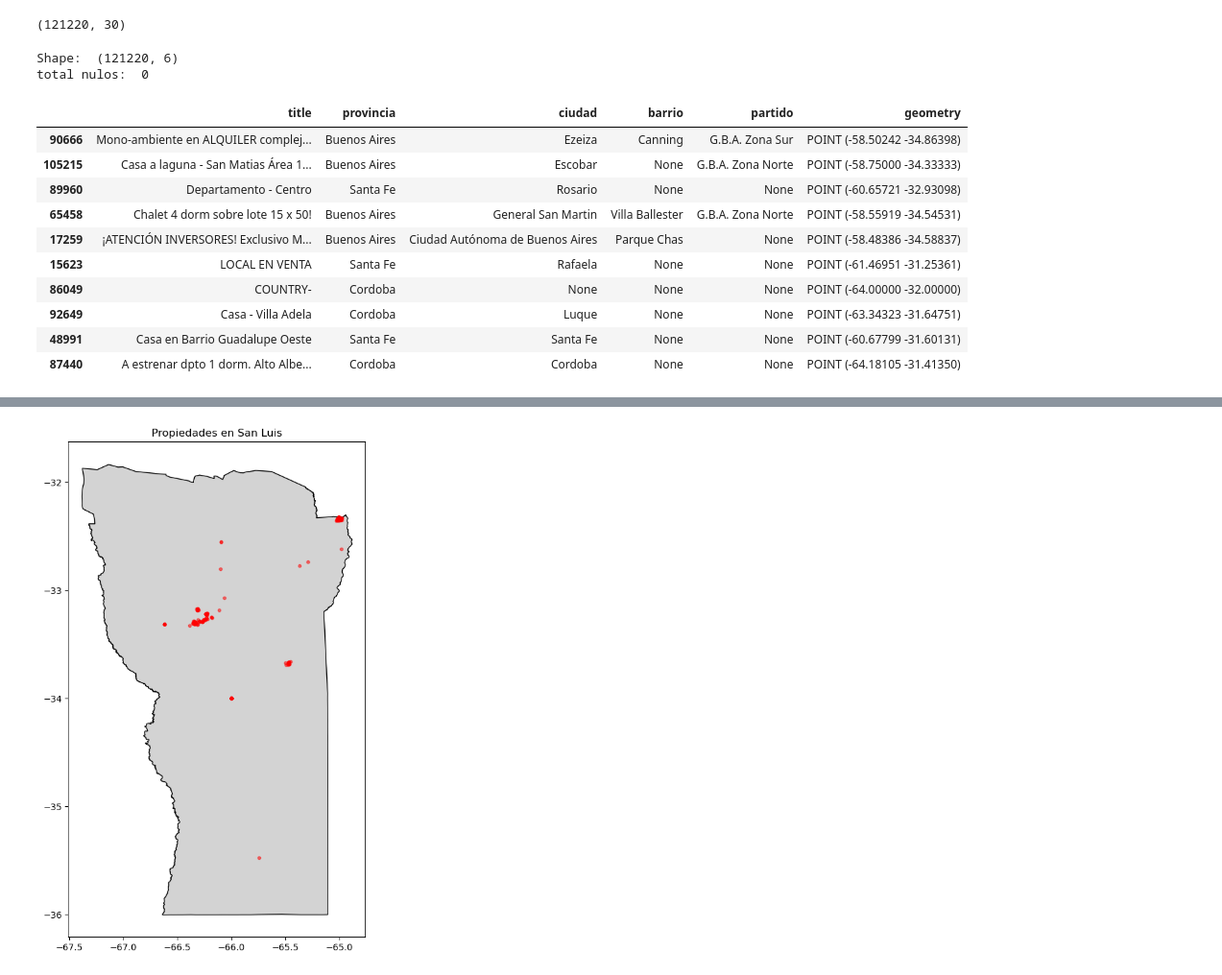
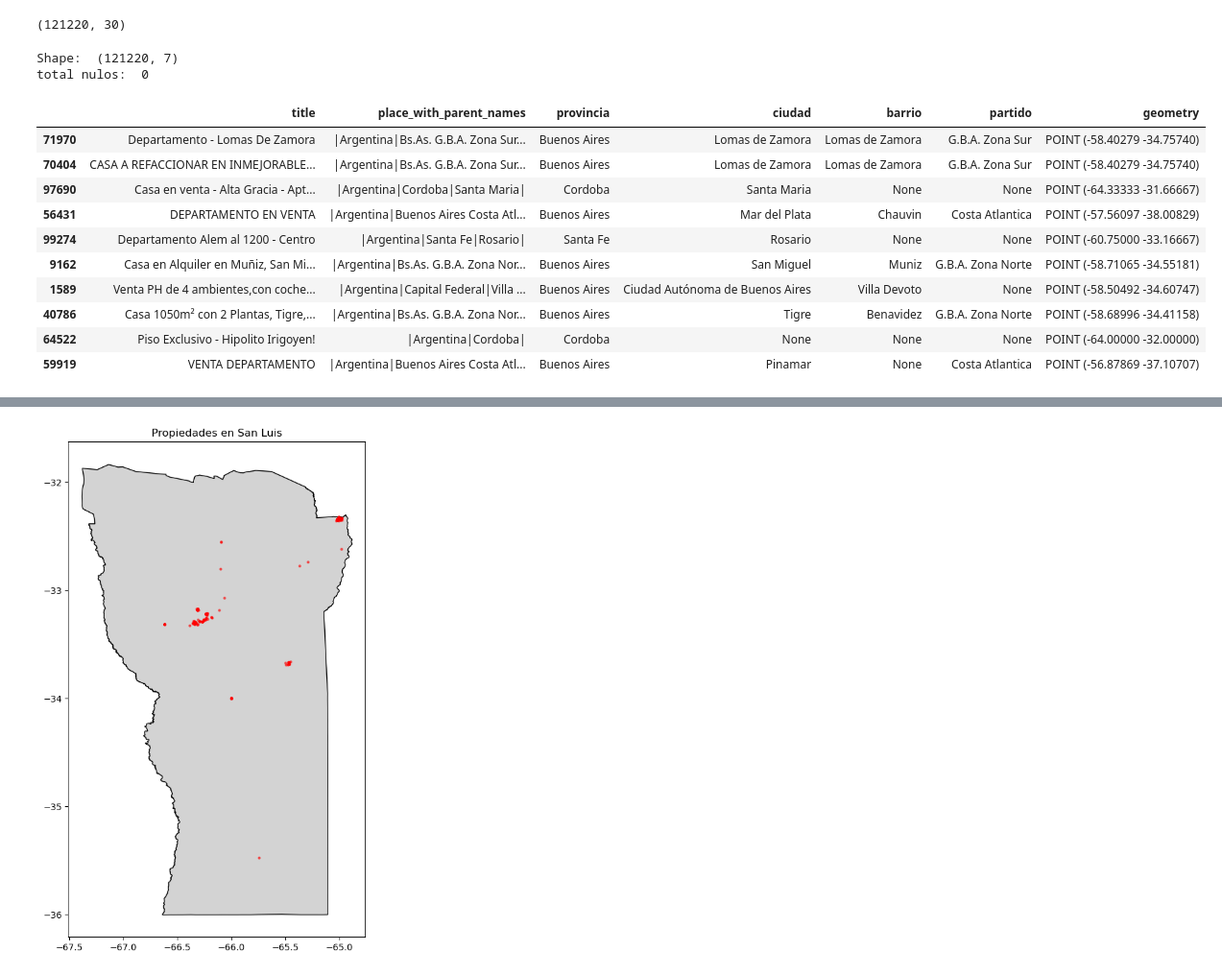
Before and after one commit to juansv2k2/property-price-analysis, a Jupyter notebook: Grupo 7.ipynb, the cells around one changed output, grey strips where cells are left out. Shown at 96% size. Cells and saved outputs as stored; diff of their text form; code cells hidden in the pictures.

Commit message:
completa la geografia

```diff
--- a/Grupo 7.ipynb
+++ b/Grupo 7.ipynb
@@ -451,7 +451,7 @@ print(df_properatti[pd.isnull(df_properatti['lat']) & pd.isnull(df_properatti['l
 def find_ciudad_province_in_data_geonames(row):
     if pd.isnull(row['lat']) and pd.isnull(row['lon']):
         provincia = row['provincia']
-        matching_rows = data_geonames[data_geonames['province'].isin([provincia])]
+        matching_rows = data_geonames[data_geonames['provincia'].isin([provincia])]
 
         if not matching_rows.empty:
             matching_row = matching_rows.iloc[0]
@@ -509,24 +501,24 @@ df_properatti.at[9761, 'geometry'] = Point(-64.00000, -32.00000)
 # %%
 #GeoDataFrame final con toda la info de geografia, sin valores nulos
 
-df_properatti_final_geografia = df_properatti[['title','provincia','ciudad','barrio','partido','geometry']]
+df_properatti_final_geografia = df_properatti[['title','place_with_parent_names','provincia','ciudad','barrio','partido','geometry']]
 print("Shape: " , df_properatti_final_geografia.shape)
 print("total nulos: ", df_properatti_final_geografia['geometry'].isnull().sum())
 df_properatti_final_geografia.sample(10)
 # %% [output]
-Shape:  (121220, 6)
+Shape:  (121220, 7)
 total nulos:  0
-|  | title | provincia | ciudad | barrio | partido | geometry |
-| 90666 | Mono-ambiente en ALQUILER complej... | Buenos Aires | Ezeiza | Canning | G.B.A. Zona Sur | POINT (-58.50242 -34.86398) |
-| 105215 | Casa a laguna - San Matias Área 1... | Buenos Aires | Escobar | None | G.B.A. Zona Norte | POINT (-58.75000 -34.33333) |
-| 89960 | Departamento - Centro | Santa Fe | Rosario | None | None | POINT (-60.65721 -32.93098) |
-| 65458 | Chalet 4 dorm sobre lote 15 x 50! | Buenos Aires | General San Martin | Villa Ballester | G.B.A. Zona Norte | POINT (-58.55919 -34.54531) |
-| 17259 | ¡ATENCIÓN INVERSORES! Exclusivo M... | Buenos Aires | Ciudad Autónoma de Buenos Aires | Parque Chas | None | POINT (-58.48386 -34.58837) |
-| 15623 | LOCAL EN VENTA | Santa Fe | Rafaela | None | None | POINT (-61.46951 -31.25361) |
-| 86049 | COUNTRY- | Cordoba | None | None | None | POINT (-64.00000 -32.00000) |
-| 92649 | Casa - Villa Adela | Cordoba | Luque | None | None | POINT (-63.34323 -31.64751) |
-| 48991 | Casa en Barrio Guadalupe Oeste | Santa Fe | Santa Fe | None | None | POINT (-60.67799 -31.60131) |
-| 87440 | A estrenar dpto 1 dorm. Alto Albe... | Cordoba | Cordoba | None | None | POINT (-64.18105 -31.41350) |
+|  | title | place_with_parent_names | provincia | ciudad | barrio | partido | geometry |
+| 71970 | Departamento - Lomas De Zamora | |Argentina|Bs.As. G.B.A. Zona Sur... | Buenos Aires | Lomas de Zamora | Lomas de Zamora | G.B.A. Zona Sur | POINT (-58.40279 -34.75740) |
+| 70404 | CASA A REFACCIONAR EN INMEJORABLE... | |Argentina|Bs.As. G.B.A. Zona Sur... | Buenos Aires | Lomas de Zamora | Lomas de Zamora | G.B.A. Zona Sur | POINT (-58.40279 -34.75740) |
+| 97690 | Casa en venta - Alta Gracia - Apt... | |Argentina|Cordoba|Santa Maria| | Cordoba | Santa Maria | None | None | POINT (-64.33333 -31.66667) |
+| 56431 | DEPARTAMENTO EN VENTA | |Argentina|Buenos Aires Costa Atl... | Buenos Aires | Mar del Plata | Chauvin | Costa Atlantica | POINT (-57.56097 -38.00829) |
+| 99274 | Departamento Alem al 1200 - Centro | |Argentina|Santa Fe|Rosario| | Santa Fe | Rosario | None | None | POINT (-60.75000 -33.16667) |
+| 9162 | Casa en Alquiler en Muñiz, San Mi... | |Argentina|Bs.As. G.B.A. Zona Nor... | Buenos Aires | San Miguel | Muniz | G.B.A. Zona Norte | POINT (-58.71065 -34.55181) |
+| 1589 | Venta PH de 4 ambientes,con coche... | |Argentina|Capital Federal|Villa ... | Buenos Aires | Ciudad Autónoma de Buenos Aires | Villa Devoto | None | POINT (-58.50492 -34.60747) |
+| 40786 | Casa 1050m² con 2 Plantas, Tigre,... | |Argentina|Bs.As. G.B.A. Zona Nor... | Buenos Aires | Tigre | Benavidez | G.B.A. Zona Norte | POINT (-58.68996 -34.41158) |
+| 64522 | Piso Exclusivo - Hipolito Irigoyen! | |Argentina|Cordoba| | Cordoba | None | None | None | POINT (-64.00000 -32.00000) |
+| 59919 | VENTA DEPARTAMENTO | |Argentina|Buenos Aires Costa Atl... | Buenos Aires | Pinamar | None | Costa Atlantica | POINT (-56.87869 -37.10707) |
 # %%
 # Mapa de Argentina
 ax = mapa_argentina_2.plot(color='white', edgecolor='black')
```
Also changed, not shown: parts of 3 cells of this notebook.
